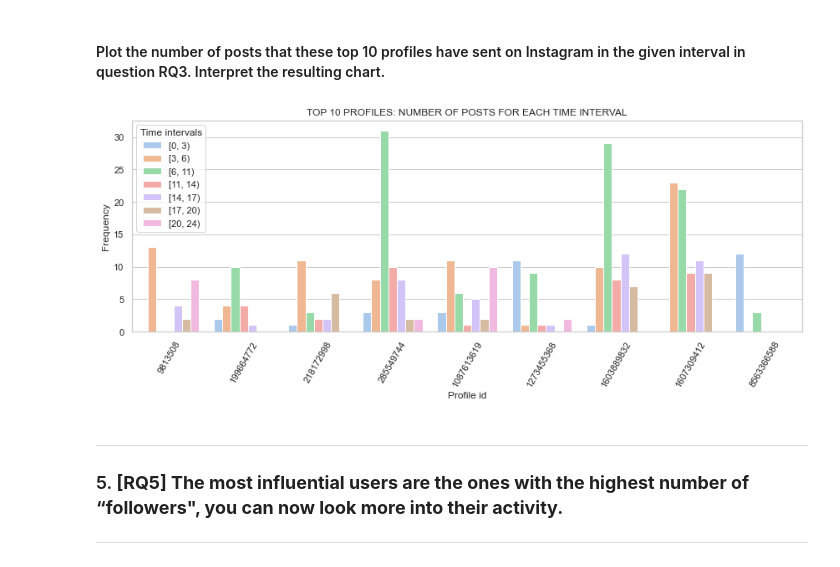
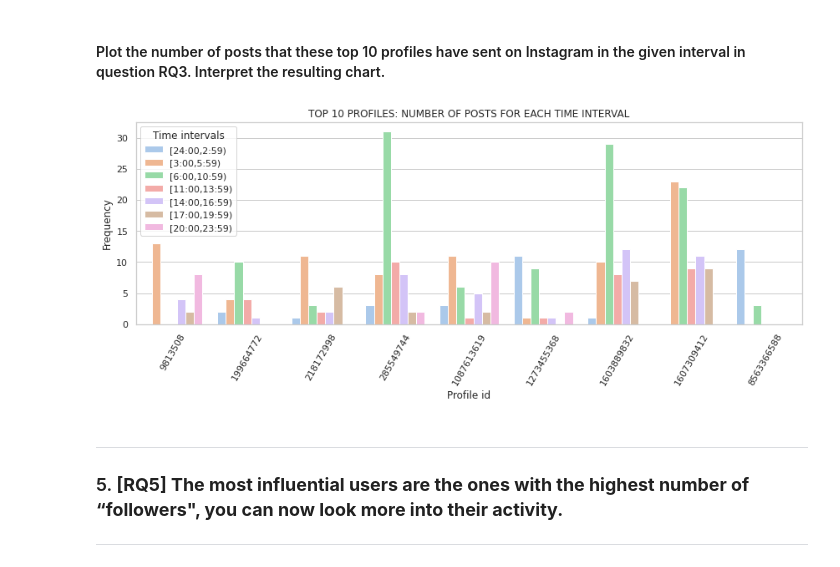
Before and after one commit to Prot10/ADM_HW_2, a Jupyter notebook: general.ipynb, the cells around one changed output. Saved outputs shown, nothing was run; the diff lists cells and outputs as text; code cells hidden in the pictures.

Commit message:
RQ3 intervals function in RQ4 and RQ8

```diff
--- a/general.ipynb
+++ b/general.ipynb
@@ -611,7 +667,7 @@ def clock_graph(hours: pd.Series, labels:list=None):
     angles = angles[::-1]
     hours = pd.concat([
         hours.iloc[N//4:],
-        hours.iloc[:N//4] ]) if N==24 else hours.sort_index(ascending=False)
+        hours.iloc[:N//4] ]) if N==24 else hours.sort_index(ascending=True)
     # Initialise the spider plot
     ax = plt.subplot(111, polar=True)
 
@@ -642,7 +698,10 @@ clock_graph(hours.hour)
 # %% [markdown]
 #### $\bullet$ Create a function that receives a time intervals list as a parameter and returns a plot with the number of posts for each given interval.
 # %%
-def inter(h,intervals:dict):
+def inter(h,intervals:list):
+    assert min(intervals)>0 and max(intervals)<=24, 'Values must be included in 1..24'
+    intervals = { f"[{intervals[i-1]}:00,{intervals[i]-1}:59)" : (intervals[i-1],intervals[i]-1) for i in range(len(intervals)) }
+
     for k,(m,M) in intervals.items():
         if (h >= m and h <= M) or (m>M and (h >= m or h <= M)):
             return k
@@ -654,16 +713,17 @@ def plot_intervals(hours_count, inters=range(0,24,4), col_name='hour', plot=True
     :inters: a sorted list of hours breakpoints, with values between 1 and 24
     :col_name: the column of which the values have to be plotted
     """
-    assert min(inters)>0 and max(inters)<=24, 'Values must be included in 1..24'
     intervals = { f"[{inters[i-1]}:00,{inters[i]-1}:59)" : (inters[i-1],inters[i]-1) for i in range(len(inters)) }
     I = pd.CategoricalDtype(categories=intervals.keys() , ordered=True)
+
     hours_count['intervals'] = hours_count.index.to_series().apply(
-        lambda h :inter(h, intervals)
+        lambda h :inter(h, inters)
     ).astype(I)
+
     count = hours_count.groupby(by='intervals').sum()[col_name]
     if plot:
-        clock_graph(count, labels=I.categories)
-    return count
+        clock_graph(count, count.index)
+    return count.to_frame().rename(columns={'hour':'count'})
 # %% [markdown]
 #### $\bullet$ Use the function that you created in the previous literal to plot the number of posts between the following time intervals:
 
@@ -800,8 +862,6 @@ def inter_v2(h, inters):
 # create a new subset that contains only profile_id and cts
 posts_cts = posts.col(['profile_id', 'cts'], index=False)
 # keep only the rows in which a profile_id belonging to the top 10 appears
-posts_cts = posts_cts[posts_cts["profile_id"].isin(top10['profile_id'].value_counts().index.tolist())]
+posts_cts =  posts_cts.loc[posts_cts["profile_id"].isin(top10['profile_id'])]
 # add a column called hour in the same way of exercise 3
 posts_cts['hour'] = posts_cts['cts'].map(lambda x: x.hour).astype('Int8')
-# add a column called intervals in the same way of exercise 3
-posts_cts['intervals'] = posts_cts['hour'].map(lambda h :inter_v2(h, [0,3,6,11,14,17,20,24]))
@@ -812,20 +868,26 @@ prof_posts_hour = pd.crosstab(posts_cts.profile_id, posts_cts.intervals).replace
+# %%
+prof_posts_hour = pd.DataFrame()
+for user, post in posts_cts.groupby(by='profile_id'):
+    # for each profile in top10 counts the intervals
+    user_posts = plot_intervals(post['hour'].value_counts().sort_index().to_frame(), inters=INTERVALS, plot=False)
+    user_posts['profile_id'] = user
+    prof_posts_hour = prof_posts_hour.append(user_posts.reset_index())
 # %%
 plt.figure(1, figsize=(12, 5))
 
-labels=["[0, 3)","[3, 6)", "[6, 11)", "[11, 14)", "[14, 17)", "[17, 20)", "[20, 24)"]
-ax = sns.barplot(data=prof_posts_hour, x="profile_id", y="Time", hue="intervals", palette="pastel")
+ax = sns.barplot(data=prof_posts_hour, x="profile_id", y="count", hue="intervals", palette="pastel")
 plt.xticks(rotation=60)
 plt.tight_layout()
 plt.title("TOP 10 PROFILES: NUMBER OF POSTS FOR EACH TIME INTERVAL")
 plt.xlabel("Profile id")
 plt.ylabel("Frequency")
 h, l = ax.get_legend_handles_labels()
-ax.legend(h, labels, title="Time intervals", loc='upper left')
+ax.legend(h, prof_posts_hour.intervals.unique(), title="Time intervals", loc='upper left')
 sns.set(rc={'figure.figsize':(12,8)})
 sns.set_theme(style="whitegrid")
 plt.show()
 # %% [output]
-[figure, old version]
+[figure, new version]
 # %%
 del posts_cts, prof_posts_hour, top10
 # %% [markdown]
```
Also changed, not shown: parts of 21 cells of this notebook.
